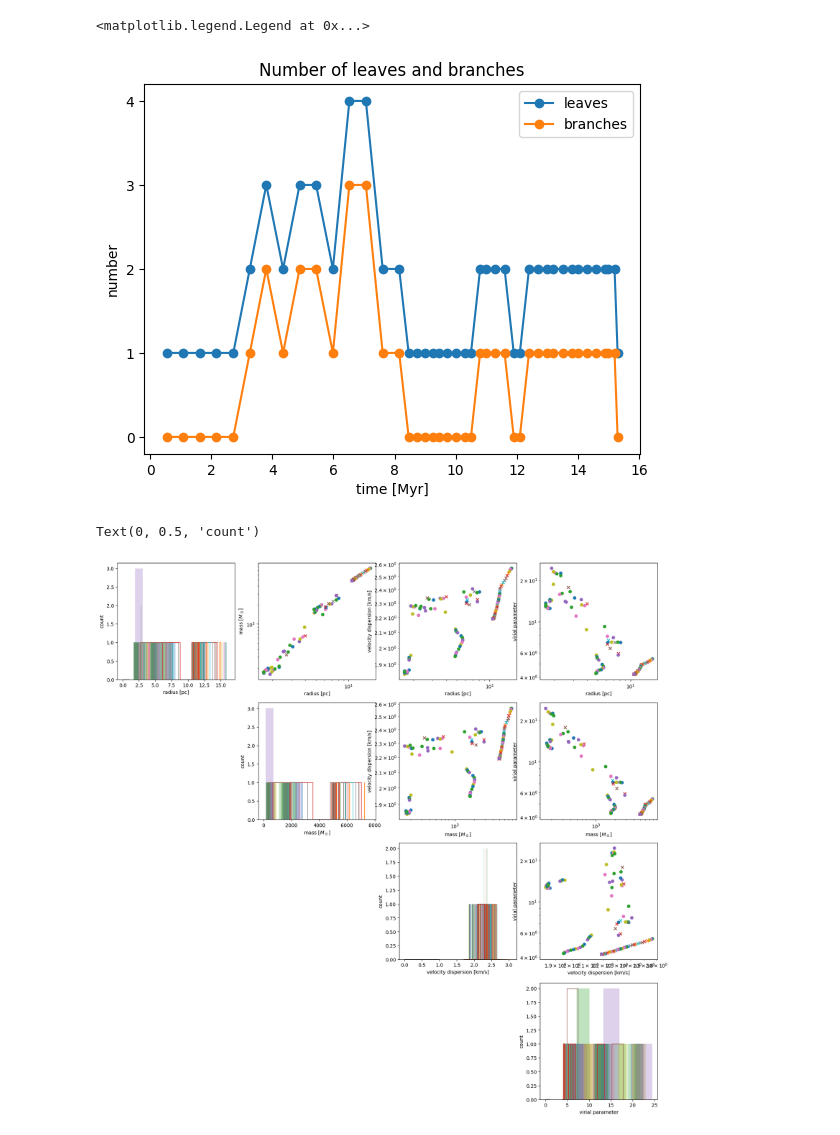
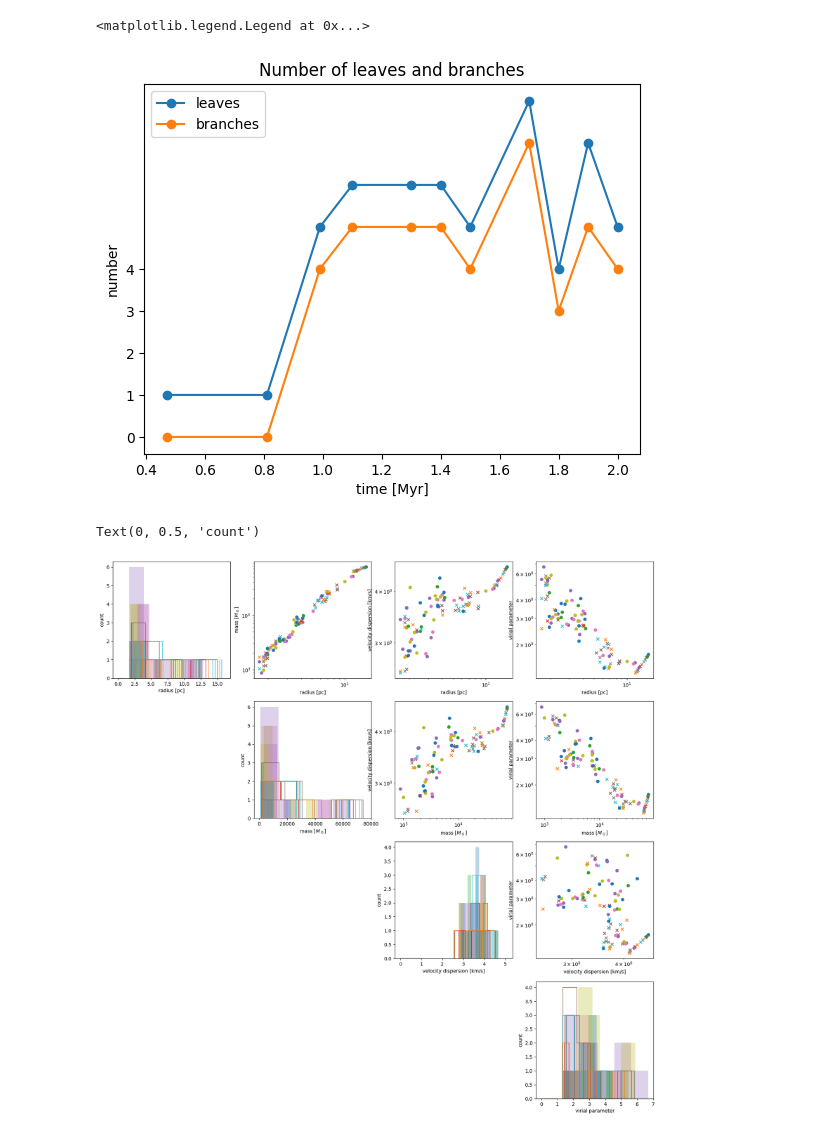
Before and after one commit to kotora260/StarGen, a Jupyter notebook: analysis/m5r20z1a1/discuss_2D.ipynb, the cells around one changed output. Saved outputs shown, nothing was run; the diff lists cells and outputs as text; code cells hidden in the pictures.

```diff
--- a/analysis/m5r20z1a1/discuss_2D.ipynb
+++ b/analysis/m5r20z1a1/discuss_2D.ipynb
@@ -3,20 +3,12 @@ import numpy as np
 import matplotlib.pyplot as plt
 import pandas as pd
 # %%
-myr = [0.54, 1.08, 1.63, 2.17, 2.72,
-       3.26, 3.80, 4.35, 4.89, 5.43,
-       5.98, 6.52, 7.06, 7.61, 8.15,
-       8.46, 8.73, 9.01, 9.25, 9.46,
-       9.73, 10.0, 10.3, 10.5, 10.8,
-       11, 11.3, 11.6, 11.9, 12.1,
-       12.4, 12.7, 13, 13.2, 13.5,
-       13.8, 14.0, 14.3, 14.6, 14.9,
-       15, 15.2, 15.3]
+myr = [0.47, 0.81, 0.99, 1.1, 1.3, 1.4, 1.5, 1.7, 1.8, 1.9, 2.0]
 
-for i in range(200, 8800, 200):
-    filename = f'C:/users/kotor/StarGen/datasets/simdata/m4r20z1a1/results_leaves_{i}.csv'
+for i in range(200, 2400, 200):
+    filename = f'C:/users/kotor/StarGen/datasets/simdata/m5r20z1a1/results_leaves_{i}.csv'
     globals()[f'm{i}_leaves'] = pd.read_csv(filename)
-    filename = f'C:/users/kotor/StarGen/datasets/simdata/m4r20z1a1/results_branches_{i}.csv'
+    filename = f'C:/users/kotor/StarGen/datasets/simdata/m5r20z1a1/results_branches_{i}.csv'
     globals()[f'm{i}_branches'] = pd.read_csv(filename)
     if globals()[f'm{i}_branches'].empty:
        globals()[f'm{i}_structures'] = globals()[f'm{i}_leaves']
@@ -43,19 +17,19 @@ for i in range(200, 8800, 200):
 # %%
 leaves, branches = [], []
-for i in range(200, 8800, 200):
+for i in range(200, 2400, 200):
     leaves.append(globals()[f'm{i}_leaves'].shape[0])
     branches.append(globals()[f'm{i}_branches'].shape[0])
 
 plt.plot(myr, leaves, marker='o', label='leaves')
 plt.plot(myr, branches, marker='o', label='branches')
 plt.yticks(np.arange(0, 5, 1))
 plt.title('Number of leaves and branches')
 plt.xlabel('time [Myr]')
 plt.ylabel('number')
 plt.legend()
 # %% [output]
 <matplotlib.legend.Legend at 0x...>
-[figure, old version]
+[figure, new version]
 # %%
 fig = plt.figure(figsize=(20, 20))
 gs = fig.add_gridspec(4, 4)
@@ -63,14 +37,14 @@ gs = fig.add_gridspec(4, 4)
 bins = 5
 
 ax1 = fig.add_subplot(gs[0, 0])
-for i in range(200, 8800, 200):
+for i in range(200, 2400, 200):
     ax1.hist(globals()[f'm{i}_leaves']['radius'], bins=bins, alpha=0.3, label=f'm{i}')
     ax1.hist(globals()[f'm{i}_branches']['radius'], bins=bins, histtype='step', label=f'm{i}')
 ax1.set_xlabel('radius [pc]')
 ax1.set_ylabel('count')
 
 ax2 = fig.add_subplot(gs[0, 1])
-for i in range(200, 8800, 200):
+for i in range(200, 2400, 200):
     ax2.scatter(globals()[f'm{i}_leaves']['radius'], globals()[f'm{i}_leaves']['mass'], marker='o')
     ax2.scatter(globals()[f'm{i}_branches']['radius'], globals()[f'm{i}_branches']['mass'], marker='x')
 ax2.set_xscale('log')
@@ -79,7 +53,7 @@ ax2.set_xlabel('radius [pc]')
 ax2.set_ylabel('mass [$M_\odot$]')
 
 ax3 = fig.add_subplot(gs[0, 2])
-for i in range(200, 8800, 200):
+for i in range(200, 2400, 200):
     ax3.scatter(globals()[f'm{i}_leaves']['radius'], globals()[f'm{i}_leaves']['velocity dispersion'], marker='o')
     ax3.scatter(globals()[f'm{i}_branches']['radius'], globals()[f'm{i}_branches']['velocity dispersion'], marker='x')
 ax3.set_xscale('log')
@@ -88,7 +62,7 @@ ax3.set_xlabel('radius [pc]')
 ax3.set_ylabel('velocity dispersion [km/s]')
 
 ax4 = fig.add_subplot(gs[0, 3])
-for i in range(200, 8800, 200):
+for i in range(200, 2400, 200):
     ax4.scatter(globals()[f'm{i}_leaves']['radius'], globals()[f'm{i}_leaves']['virial parameter'], marker='o')
     ax4.scatter(globals()[f'm{i}_branches']['radius'], globals()[f'm{i}_branches']['virial parameter'], marker='x')
 ax4.set_xscale('log')
@@ -97,14 +71,14 @@ ax4.set_xlabel('radius [pc]')
 ax4.set_ylabel('virial parameter')
 
 ax6 = fig.add_subplot(gs[1, 1])
-for i in range(200, 8800, 200):
+for i in range(200, 2400, 200):
     ax6.hist(globals()[f'm{i}_leaves']['mass'], bins=bins, alpha=0.3, label=f'm{i}')
     ax6.hist(globals()[f'm{i}_branches']['mass'], bins=bins, histtype='step', label=f'm{i}')
 ax6.set_xlabel('mass [$M_\odot$]')
 ax6.set_ylabel('count')
 
 ax7 = fig.add_subplot(gs[1, 2])
-for i in range(200, 8800, 200):
+for i in range(200, 2400, 200):
     ax7.scatter(globals()[f'm{i}_leaves']['mass'], globals()[f'm{i}_leaves']['velocity dispersion'], marker='o', label=f'm{i}')
     ax7.scatter(globals()[f'm{i}_branches']['mass'], globals()[f'm{i}_branches']['velocity dispersion'], marker='x', label=f'm{i}')
 ax7.set_xscale('log')
@@ -113,7 +87,7 @@ ax7.set_xlabel('mass [$M_\odot$]')
 ax7.set_ylabel('velocity dispersion [km/s]')
 
 ax8 = fig.add_subplot(gs[1, 3])
-for i in range(200, 8800, 200):
+for i in range(200, 2400, 200):
     ax8.scatter(globals()[f'm{i}_leaves']['mass'], globals()[f'm{i}_leaves']['virial parameter'], marker='o')
     ax8.scatter(globals()[f'm{i}_branches']['mass'], globals()[f'm{i}_branches']['virial parameter'], marker='x')
 ax8.set_xscale('log')
@@ -122,14 +96,14 @@ ax8.set_xlabel('mass [$M_\odot$]')
 ax8.set_ylabel('virial parameter')
 
 ax11 = fig.add_subplot(gs[2, 2])
-for i in range(200, 8800, 200):
+for i in range(200, 2400, 200):
     ax11.hist(globals()[f'm{i}_leaves']['velocity dispersion'], bins=bins, alpha=0.3, label=f'm{i}')
     ax11.hist(globals()[f'm{i}_branches']['velocity dispersion'], bins=bins, histtype='step', label=f'm{i}')
 ax11.set_xlabel('velocity dispersion [km/s]')
 ax11.set_ylabel('count')
 
 ax12 = fig.add_subplot(gs[2, 3])
-for i in range(200, 8800, 200):
+for i in range(200, 2400, 200):
     ax12.scatter(globals()[f'm{i}_leaves']['velocity dispersion'], globals()[f'm{i}_leaves']['virial parameter'], marker='o')
     ax12.scatter(globals()[f'm{i}_branches']['velocity dispersion'], globals()[f'm{i}_branches']['virial parameter'], marker='x')
 ax12.set_xscale('log')
@@ -138,13 +112,13 @@ ax12.set_xlabel('velocity dispersion [km/s]')
 ax12.set_ylabel('virial parameter')
 
 ax16 = fig.add_subplot(gs[3, 3])
-for i in range(200, 8800, 200):
+for i in range(200, 2400, 200):
     ax16.hist(globals()[f'm{i}_leaves']['virial parameter'], bins=bins, alpha=0.3, label=f'm{i}')
     ax16.hist(globals()[f'm{i}_branches']['virial parameter'], bins=bins, histtype='step', label=f'm{i}')
 ax16.set_xlabel('virial parameter')
 ax16.set_ylabel('count')
 # %% [output]
 Text(0, 0.5, 'count')
-[figure, old version]
+[figure, new version]
 # %%
 trunk_size, trunk_mass, trunk_velocity_dispersion, trunk_virial_parameter = [], [], [], []
```
Also changed, not shown: parts of 3 cells of this notebook.
